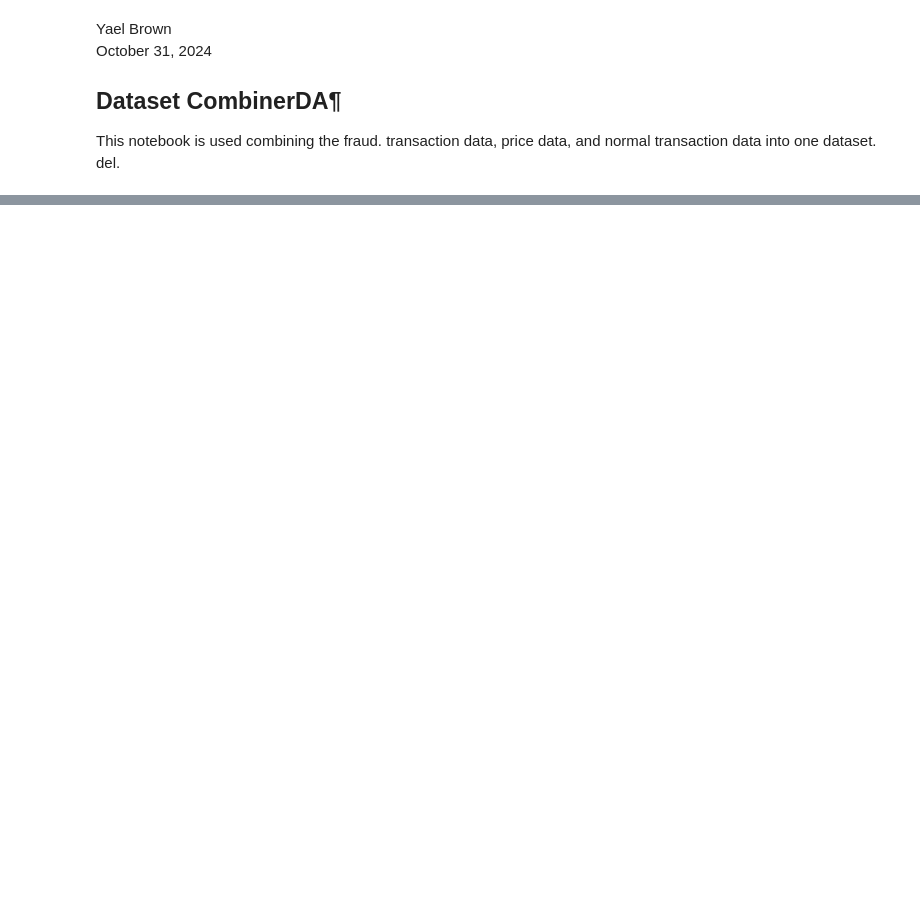
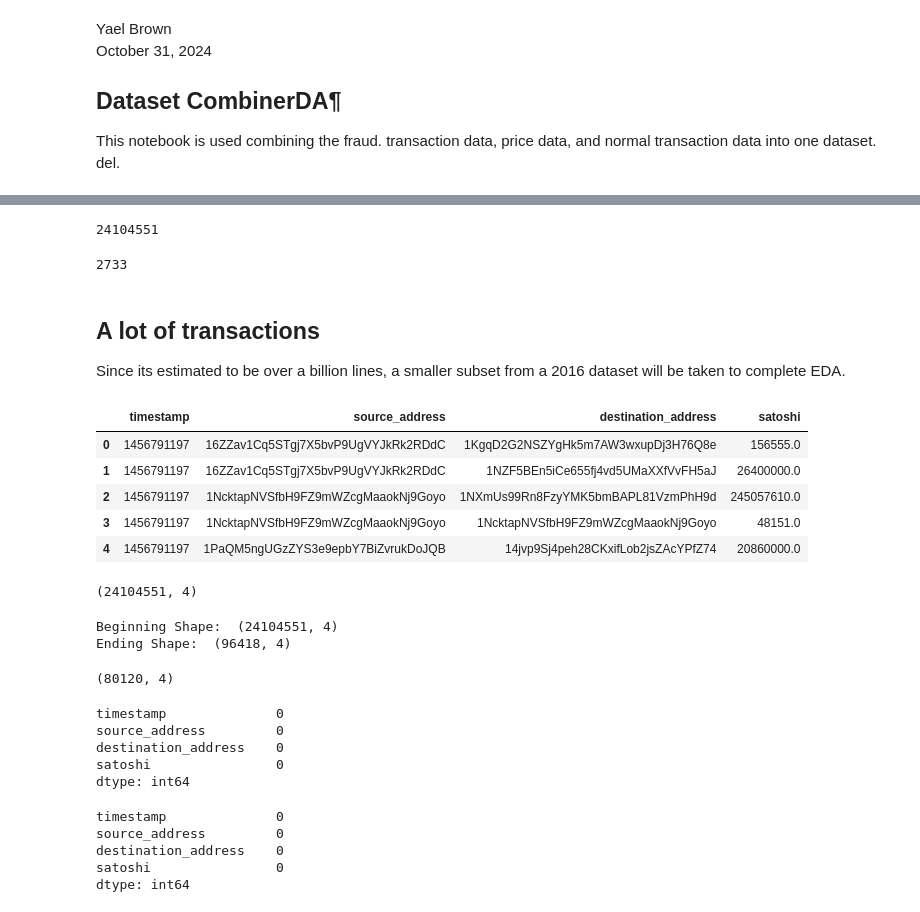
Before and after one commit to yaelBrown/Detecting-Fraud-in-Blockchain, a Jupyter notebook: notebooks/btc_dataset_combiner.ipynb, the cells around one changed output, grey strips where cells are left out. Cells and saved outputs as stored; diff of their text form; code cells hidden in the pictures; blank space fills up the shorter version.

```diff
--- a/notebooks/btc_dataset_combiner.ipynb
+++ b/notebooks/btc_dataset_combiner.ipynb
@@ -278,0 +232,40 @@ out.to_csv((BTC_DATA_PATH + "btc_data_cleaned.csv"), index=False, header=True, s
+# %%
+len(df)
+# %% [output]
+24104551
+# %%
+temp_df = df[df['source_address'].isin(all_matches) | df['destination_address'].isin(all_matches)]
+
+print(len(temp_df))
+# %% [output]
+2733
+# %% [markdown]
+## A lot of transactions
+Since its estimated to be over a billion lines, a smaller subset from a 2016 dataset will be taken to complete EDA.
+# %%
+import pandas as pd # add import to make it easier to run the following cells when the kernal crashes.
+
+df = pd.read_csv(BTC_DATA_PATH + '5626486')
+
+df.head()
+# %% [output]
+|  | timestamp | source_address | destination_address | satoshi |
+| 0 | 1456791197 | 16ZZav1Cq5STgj7X5bvP9UgVYJkRk2RDdC | 1KgqD2G2NSZYgHk5m7AW3wxupDj3H76Q8e | 156555.0 |
+| 1 | 1456791197 | 16ZZav1Cq5STgj7X5bvP9UgVYJkRk2RDdC | 1NZF5BEn5iCe655fj4vd5UMaXXfVvFH5aJ | 26400000.0 |
+| 2 | 1456791197 | 1NcktapNVSfbH9FZ9mWZcgMaaokNj9Goyo | 1NXmUs99Rn8FzyYMK5bmBAPL81VzmPhH9d | 245057610.0 |
+| 3 | 1456791197 | 1NcktapNVSfbH9FZ9mWZcgMaaokNj9Goyo | 1NcktapNVSfbH9FZ9mWZcgMaaokNj9Goyo | 48151.0 |
+| 4 | 1456791197 | 1PaQM5ngUGzZYS3e9epbY7BiZvrukDoJQB | 14jvp9Sj4peh28CKxifLob2jsZAcYPfZ74 | 20860000.0 |
+# %%
+# Initial shape
+df.shape
+# %% [output]
+(24104551, 4)
+# %%
+print("Beginning Shape: ", df.shape)
+
+df = df.iloc[:math.floor(df.shape[0] * .004)]
+
+print("Ending Shape: ", df.shape)
+# %% [output]
+Beginning Shape:  (24104551, 4)
+Ending Shape:  (96418, 4)
@@ -278,0 +281,26 @@ out.to_csv((BTC_DATA_PATH + "btc_data_cleaned.csv"), index=False, header=True, s
+# %%
+# Check size again
+df.shape
+# %% [output]
+(80120, 4)
+# %%
+# Verify if there are na's
+df.isna().sum()
+# %% [output]
+timestamp              0
+source_address         0
+destination_address    0
+satoshi                0
+dtype: int64
+# %%
+#dropna's
+df.dropna(inplace=True)
+
+# Verify if there are na's
+print(df.isna().sum())
+# %% [output]
+timestamp              0
+source_address         0
+destination_address    0
+satoshi                0
+dtype: int64
```
Also changed, not shown: parts of 48 cells of this notebook, 1 other file.
